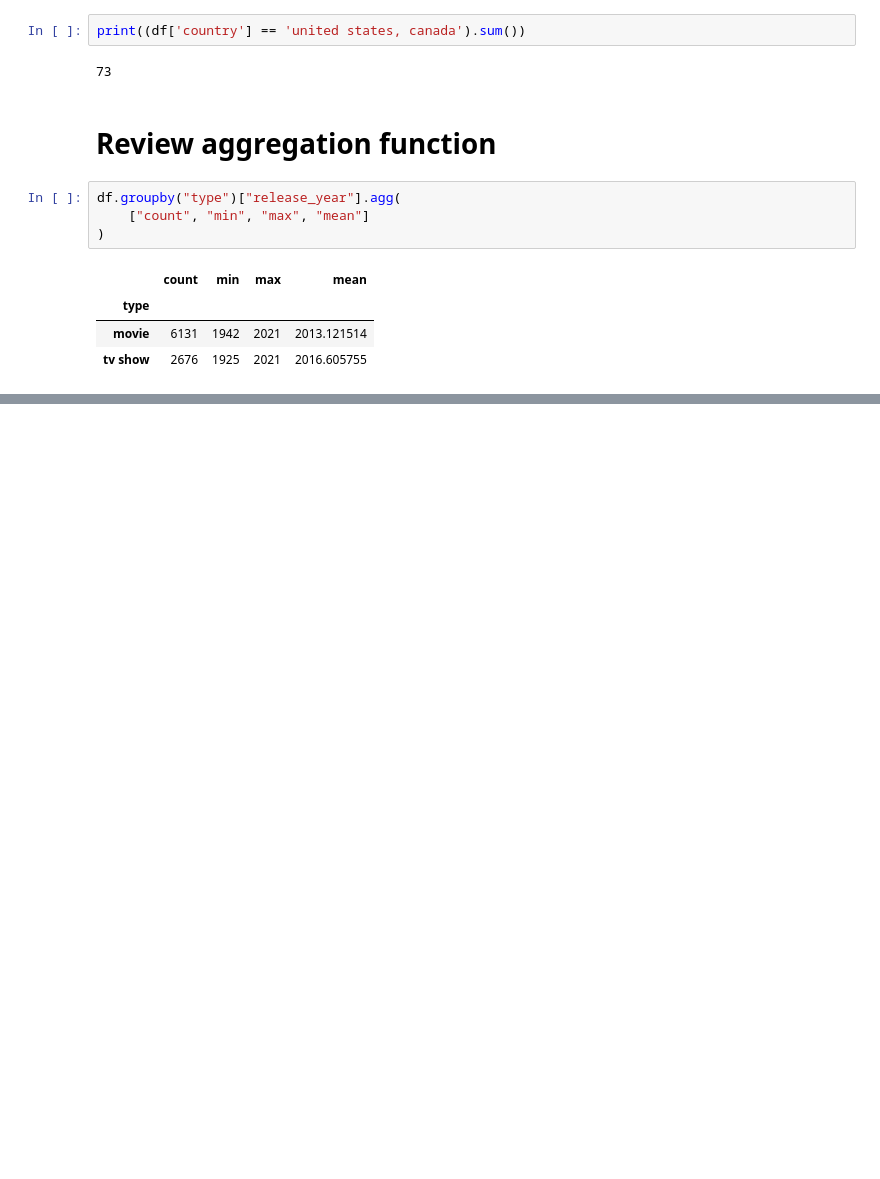
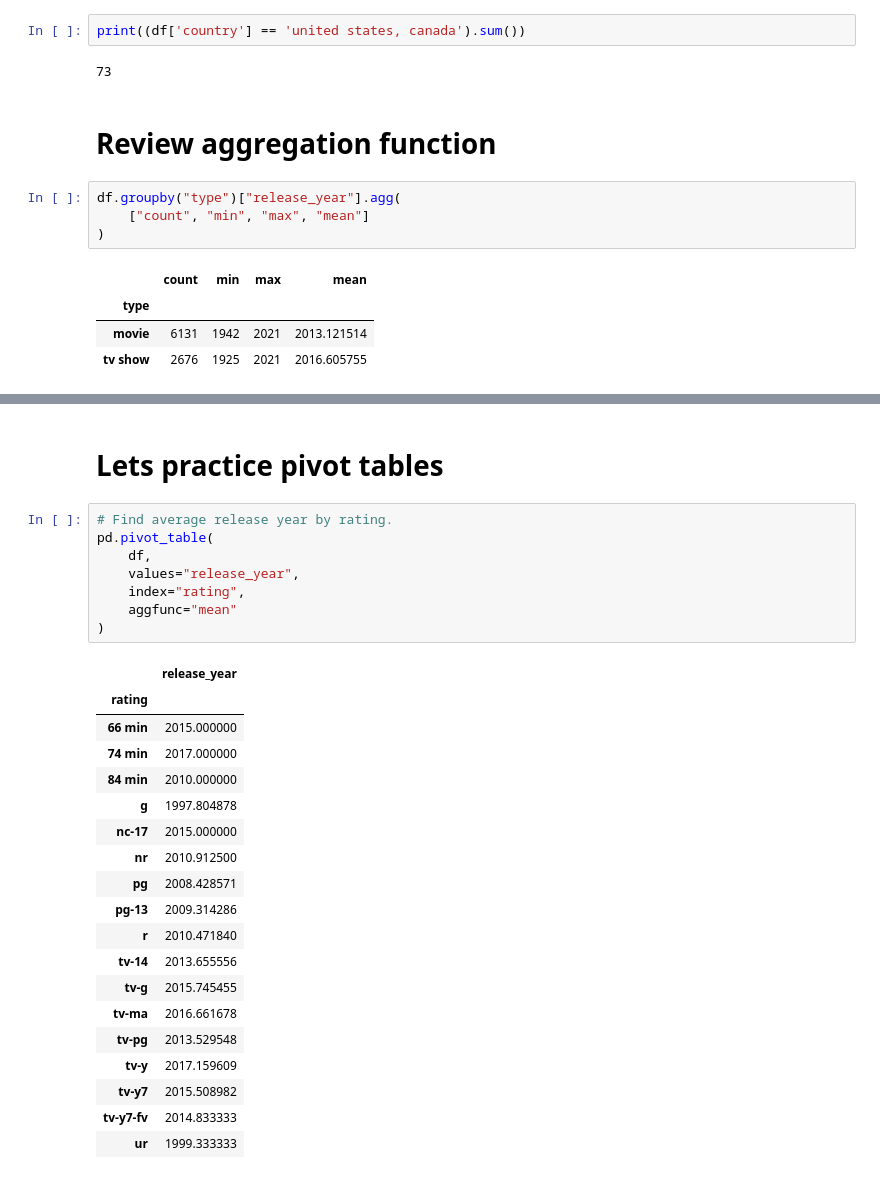
Before and after one commit to fsalahi/data-analysis-netflix, a Jupyter notebook: notebooks/analysis.ipynb, the cells around one changed output, grey strips where cells are left out. Drawn from its saved outputs; the diff is of its cells as text; blank space fills up the shorter version.

```diff
--- a/notebooks/analysis.ipynb
+++ b/notebooks/analysis.ipynb
@@ -567,0 +617,30 @@ df.groupby("type")["release_year"].agg(
+# %% [markdown]
+# Lets practice pivot tables
+# %%
+# Find average release year by rating.
+pd.pivot_table(
+    df,
+    values="release_year",
+    index="rating",
+    aggfunc="mean"
+)
+# %% [output]
+|  | release_year |
+| rating |  |
+| 66 min | 2015.000000 |
+| 74 min | 2017.000000 |
+| 84 min | 2010.000000 |
+| g | 1997.804878 |
+| nc-17 | 2015.000000 |
+| nr | 2010.912500 |
+| pg | 2008.428571 |
+| pg-13 | 2009.314286 |
+| r | 2010.471840 |
+| tv-14 | 2013.655556 |
+| tv-g | 2015.745455 |
+| tv-ma | 2016.661678 |
+| tv-pg | 2013.529548 |
+| tv-y | 2017.159609 |
+| tv-y7 | 2015.508982 |
+| tv-y7-fv | 2014.833333 |
+| ur | 1999.333333 |
```
Also changed, not shown: parts of 9 cells of this notebook, 1 other file.
